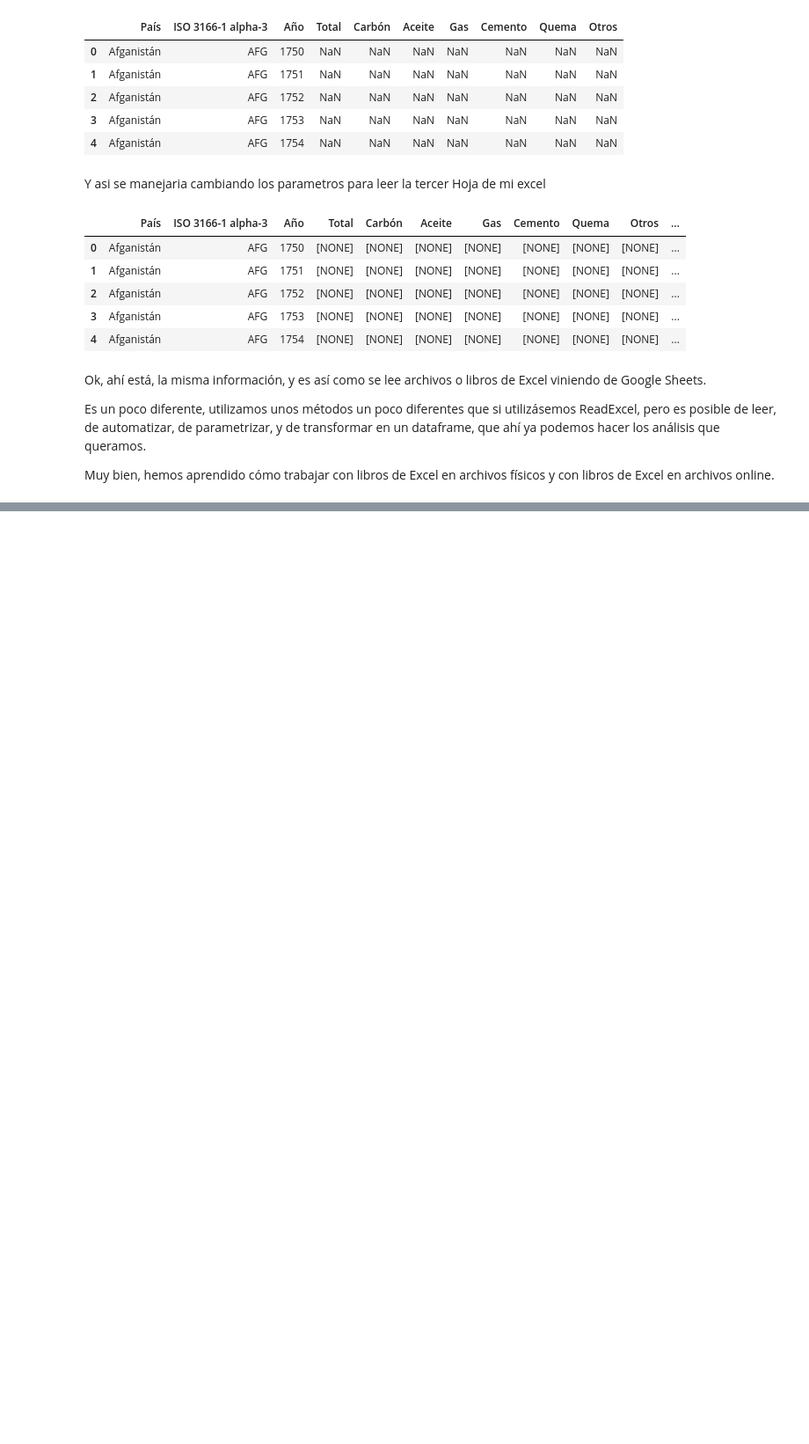
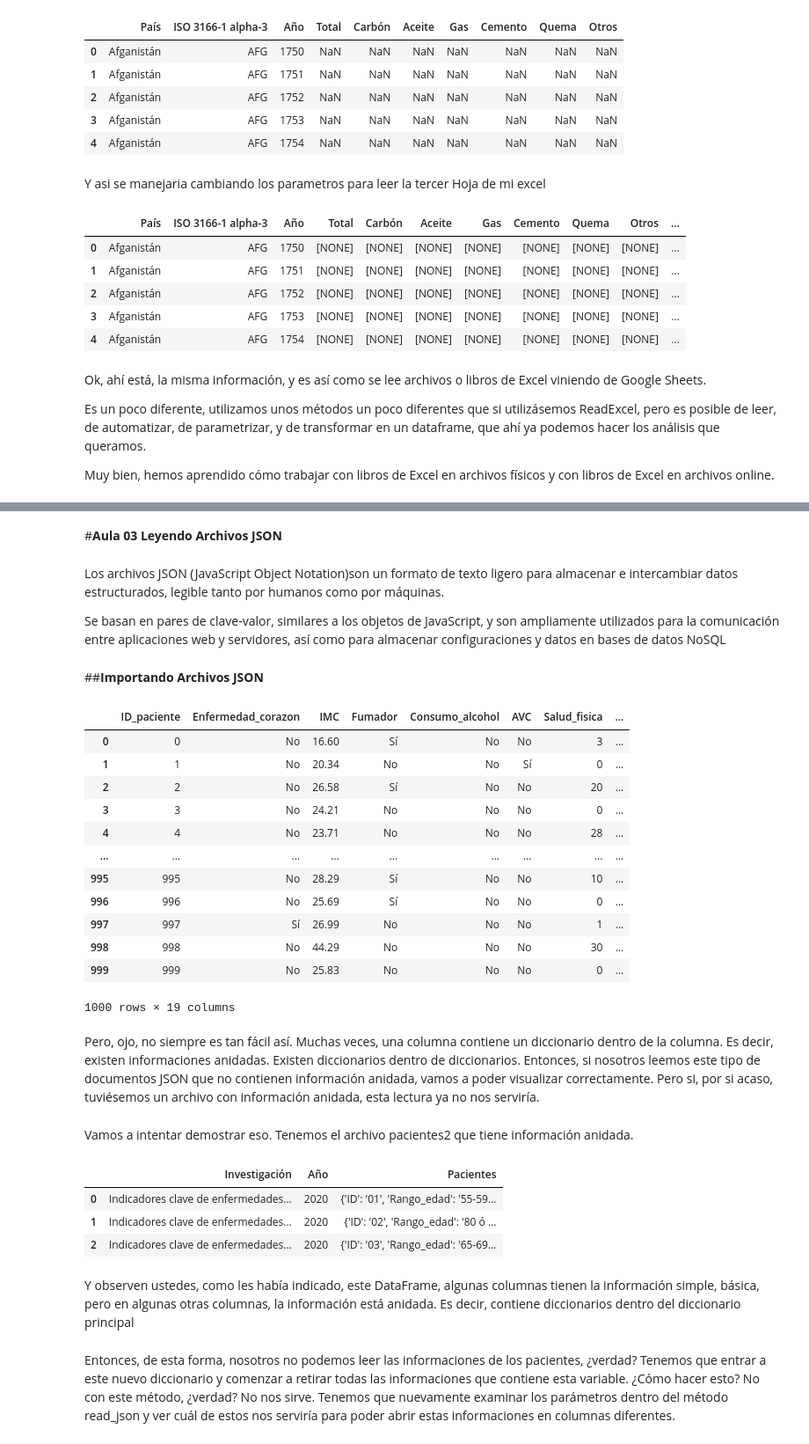
Before and after one commit to jorgevillegazz/Aprendiendo_ETL, a Jupyter notebook: Pandas_I_O.ipynb, the cells around one changed output, grey strips where cells are left out. Shown at 88% size. Saved outputs shown, nothing was run; the diff lists cells and outputs as text; code cells hidden in the pictures; blank space fills up the shorter version.

```diff
--- a/Pandas_I_O.ipynb
+++ b/Pandas_I_O.ipynb
@@ -630,0 +667,8 @@ Muy bien, hemos aprendido cómo trabajar con libros de Excel en archivos físico
+# %% [markdown]
+#**Aula 03 Leyendo Archivos JSON**
+# %% [markdown]
+Los archivos JSON (JavaScript Object Notation)son un formato de texto ligero para almacenar e intercambiar datos estructurados, legible tanto por humanos como por máquinas.
+
+Se basan en pares de clave-valor, similares a los objetos de JavaScript, y son ampliamente utilizados para la comunicación entre aplicaciones web y servidores, así como para almacenar configuraciones y datos en bases de datos NoSQL
+# %% [markdown]
+##**Importando Archivos JSON**
@@ -630,0 +677,22 @@ Muy bien, hemos aprendido cómo trabajar con libros de Excel en archivos físico
+# %%
+datos_pacientes = pd.read_json('pacientes.json')
+# %%
+datos_pacientes
+# %% [output]
+|  | ID_paciente | Enfermedad_corazon | IMC | Fumador | Consumo_alcohol | AVC | Salud_fisica | ... |
+| 0 | 0 | No | 16.60 | Sí | No | No | 3 | ... |
+| 1 | 1 | No | 20.34 | No | No | Sí | 0 | ... |
+| 2 | 2 | No | 26.58 | Sí | No | No | 20 | ... |
+| 3 | 3 | No | 24.21 | No | No | No | 0 | ... |
+| 4 | 4 | No | 23.71 | No | No | No | 28 | ... |
+| ... | ... | ... | ... | ... | ... | ... | ... | ... |
+| 995 | 995 | No | 28.29 | Sí | No | No | 10 | ... |
+| 996 | 996 | No | 25.69 | Sí | No | No | 0 | ... |
+| 997 | 997 | Sí | 26.99 | No | No | No | 1 | ... |
+| 998 | 998 | No | 44.29 | No | No | No | 30 | ... |
+| 999 | 999 | No | 25.83 | No | No | No | 0 | ... |
+1000 rows × 19 columns
+# %% [markdown]
+Pero, ojo, no siempre es tan fácil así. Muchas veces, una columna contiene un diccionario dentro de la columna. Es decir, existen informaciones anidadas. Existen diccionarios dentro de diccionarios. Entonces, si nosotros leemos este tipo de documentos JSON que no contienen información anidada, vamos a poder visualizar correctamente. Pero si, por si acaso, tuviésemos un archivo con información anidada, esta lectura ya no nos serviría.
+# %% [markdown]
+Vamos a intentar demostrar eso. Tenemos el archivo pacientes2 que tiene información anidada.
@@ -630,0 +701,11 @@ Muy bien, hemos aprendido cómo trabajar con libros de Excel en archivos físico
+# %%
+datos_pacientes2
+# %% [output]
+|  | Investigación | Año | Pacientes |
+| 0 | Indicadores clave de enfermedades... | 2020 | {'ID': '01', 'Rango_edad': '55-59... |
+| 1 | Indicadores clave de enfermedades... | 2020 | {'ID': '02', 'Rango_edad': '80 ó ... |
+| 2 | Indicadores clave de enfermedades... | 2020 | {'ID': '03', 'Rango_edad': '65-69... |
+# %% [markdown]
+Y observen ustedes, como les había indicado, este DataFrame, algunas columnas tienen la información simple, básica, pero en algunas otras columnas, la información está anidada. Es decir, contiene diccionarios dentro del diccionario principal
+# %% [markdown]
+Entonces, de esta forma, nosotros no podemos leer las informaciones de los pacientes, ¿verdad? Tenemos que entrar a este nuevo diccionario y comenzar a retirar todas las informaciones que contiene esta variable. ¿Cómo hacer esto? No con este método, ¿verdad? No nos sirve. Tenemos que nuevamente examinar los parámetros dentro del método read_json y ver cuál de estos nos serviría para poder abrir estas informaciones en columnas diferentes.
```
Also changed, not shown: parts of 49 cells of this notebook.
